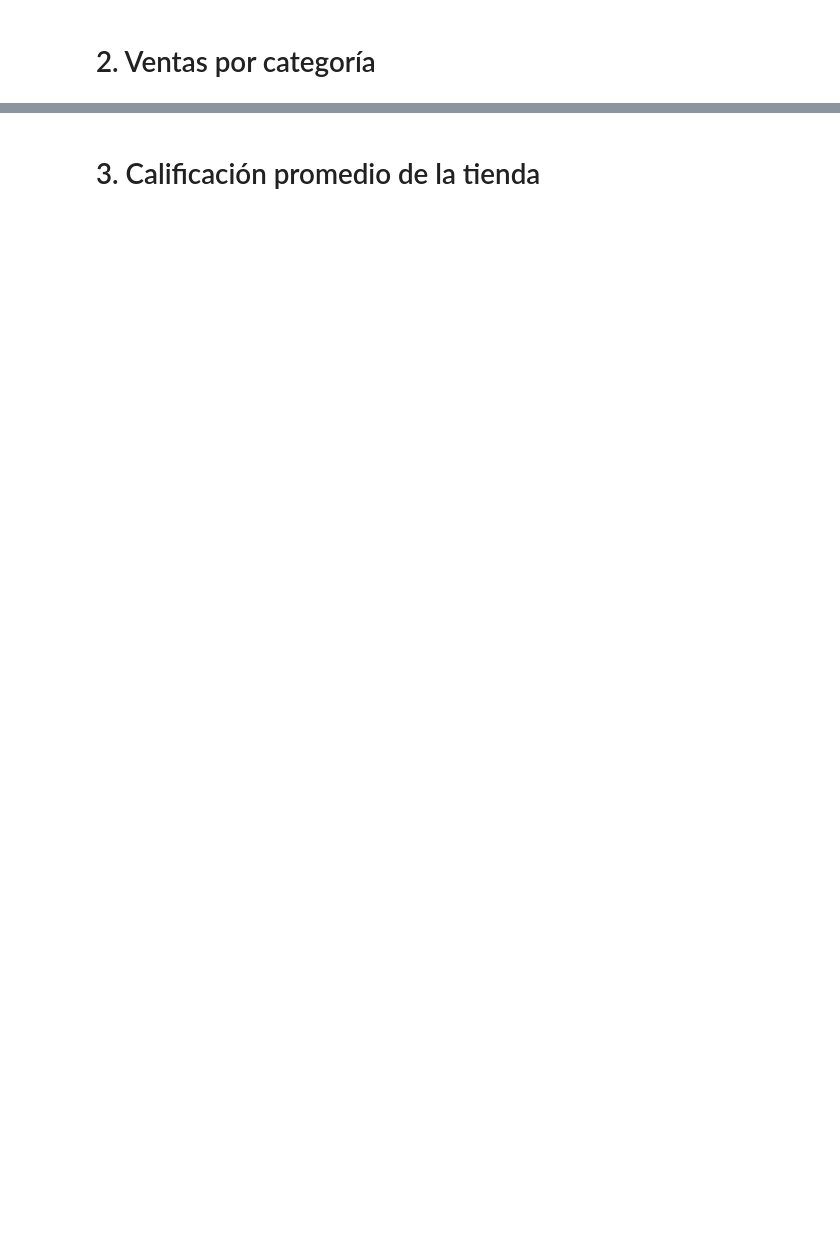
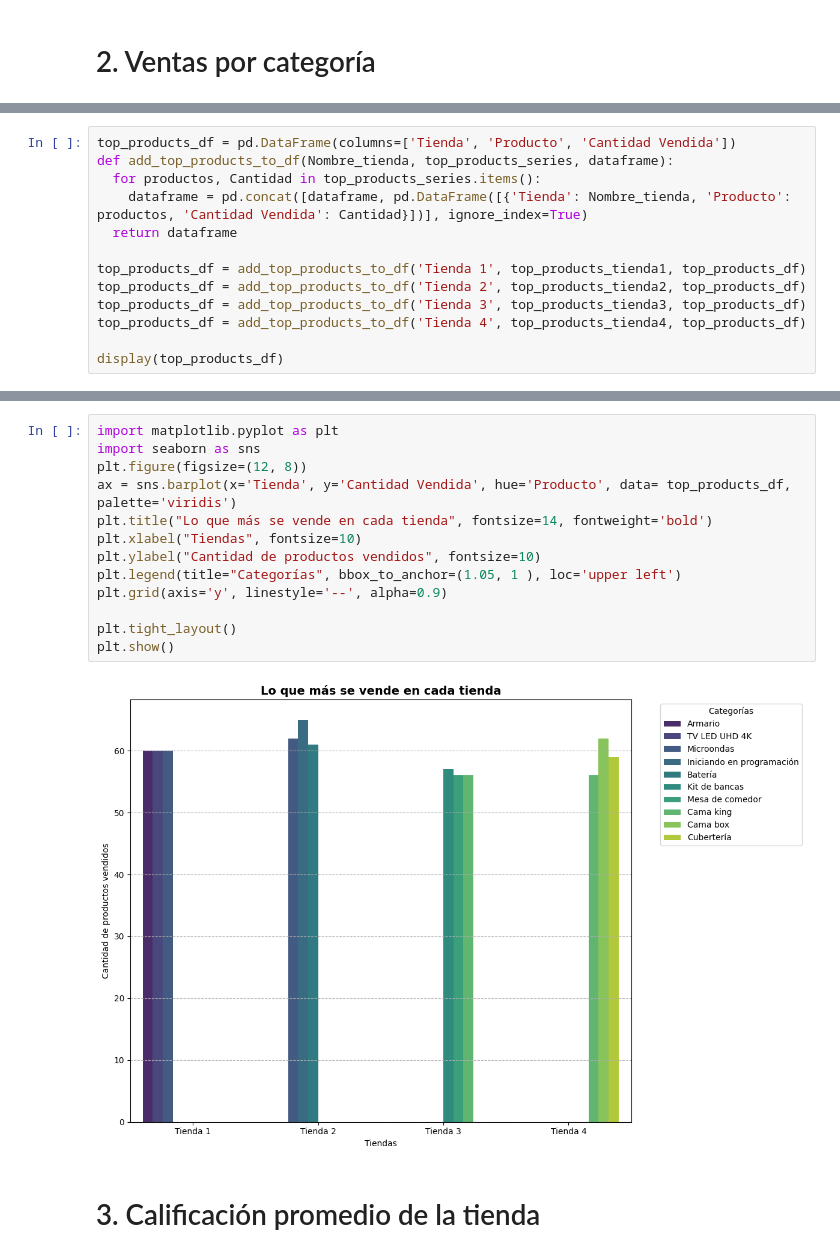
Before and after one commit to lismar0961-lab/Challeger-AlurastoreLatam-Tienda, a Jupyter notebook: Challeger_AluraStoreLatam.ipynb, the cells around one changed output, grey strips where cells are left out. Saved outputs shown, nothing was run; the diff lists cells and outputs as text; blank space fills up the shorter version.

```diff
--- a/Challeger_AluraStoreLatam.ipynb
+++ b/Challeger_AluraStoreLatam.ipynb
@@ -182,0 +326,13 @@ memory usage: 221.2+ KB
+# %%
+top_products_df = pd.DataFrame(columns=['Tienda', 'Producto', 'Cantidad Vendida'])
+def add_top_products_to_df(Nombre_tienda, top_products_series, dataframe):
+  for productos, Cantidad in top_products_series.items():
+    dataframe = pd.concat([dataframe, pd.DataFrame([{'Tienda': Nombre_tienda, 'Producto': productos, 'Cantidad Vendida': Cantidad}])], ignore_index=True)
+  return dataframe
+
+top_products_df = add_top_products_to_df('Tienda 1', top_products_tienda1, top_products_df)
+top_products_df = add_top_products_to_df('Tienda 2', top_products_tienda2, top_products_df)
+top_products_df = add_top_products_to_df('Tienda 3', top_products_tienda3, top_products_df)
+top_products_df = add_top_products_to_df('Tienda 4', top_products_tienda4, top_products_df)
+
+display(top_products_df)
@@ -183,2 +353,17 @@ memory usage: 221.2+ KB
+# %%
+import matplotlib.pyplot as plt
+import seaborn as sns
+plt.figure(figsize=(12, 8))
+ax = sns.barplot(x='Tienda', y='Cantidad Vendida', hue='Producto', data= top_products_df, palette='viridis')
+plt.title("Lo que más se vende en cada tienda", fontsize=14, fontweight='bold')
+plt.xlabel("Tiendas", fontsize=10)
+plt.ylabel("Cantidad de productos vendidos", fontsize=10)
+plt.legend(title="Categorías", bbox_to_anchor=(1.05, 1 ), loc='upper left')
+plt.grid(axis='y', linestyle='--', alpha=0.9)
+
+plt.tight_layout()
+plt.show()
+# %% [output]
+[figure, added]
 # %% [markdown]
 # 3. Calificación promedio de la tienda
```
Also changed, not shown: parts of 41 cells of this notebook.
